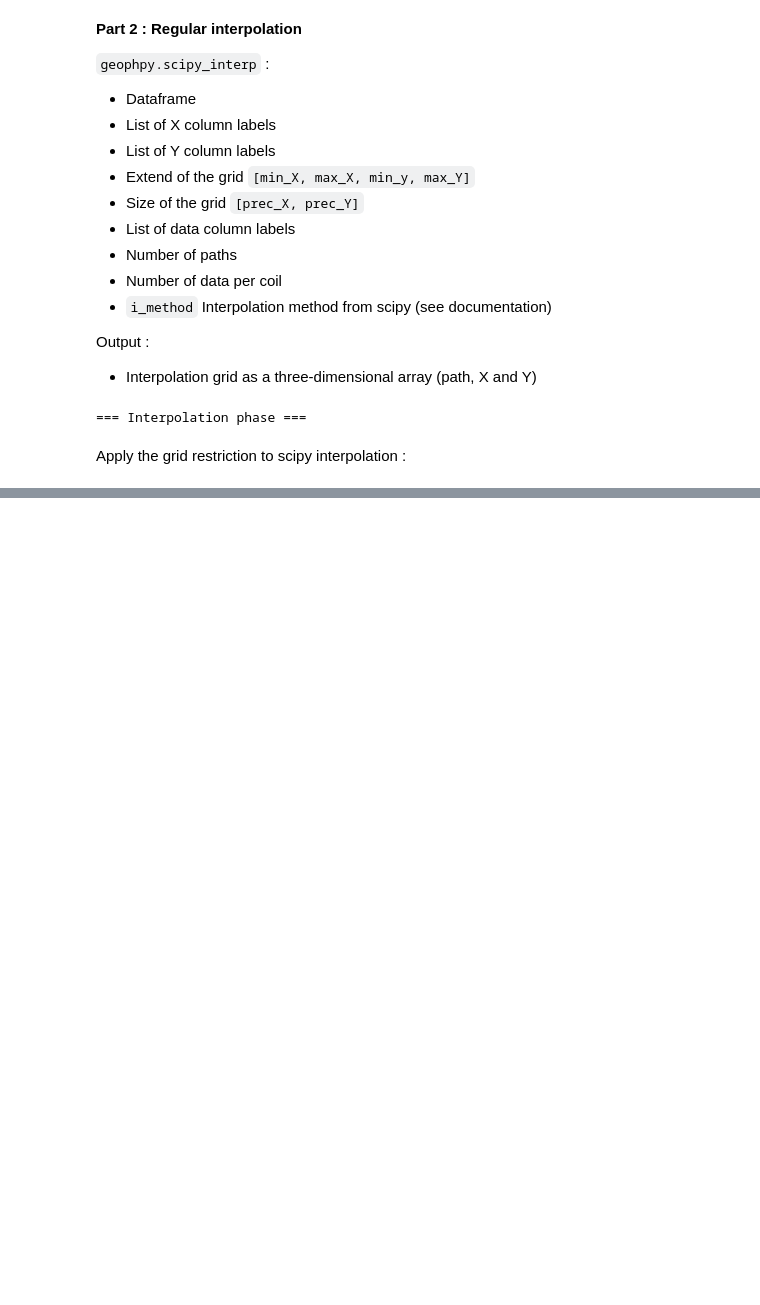
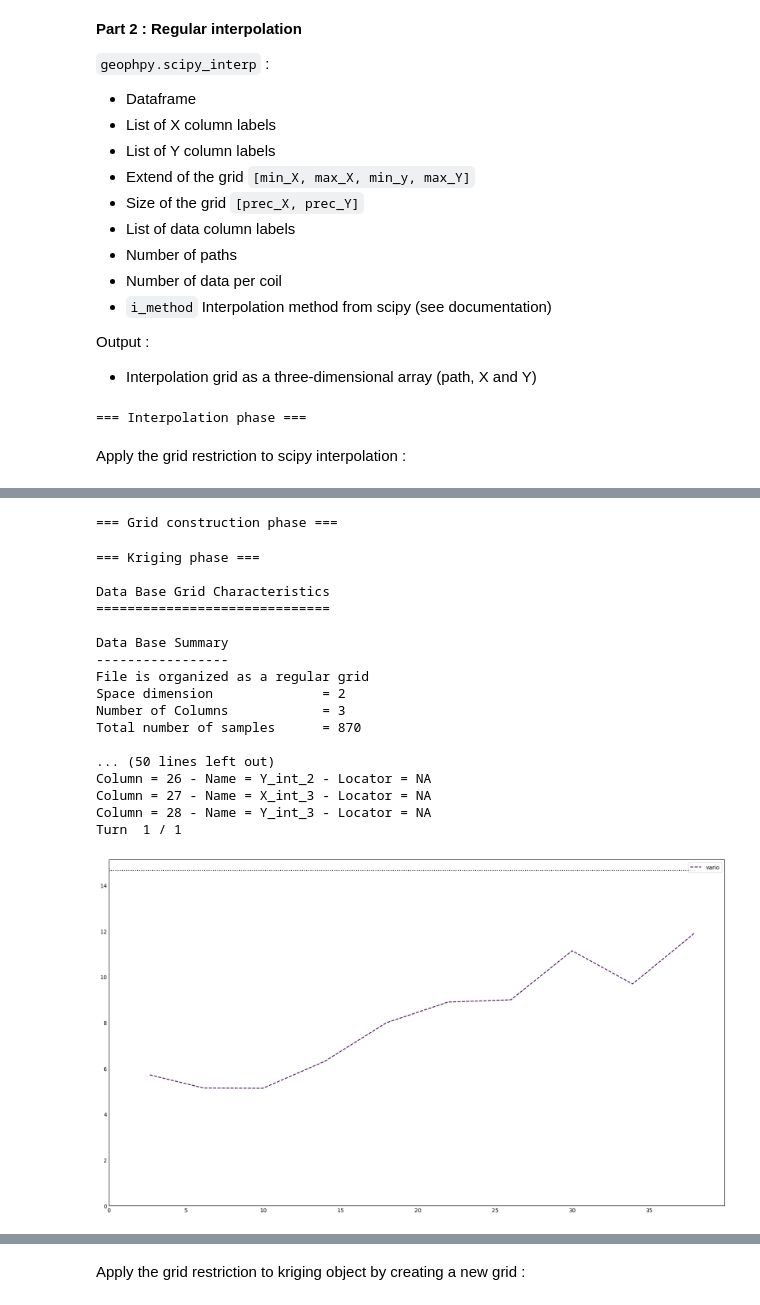
Before and after one commit to AUBERTIERThomas/METIS, a Jupyter notebook: ex_emi_sub.ipynb, the cells around one changed output, grey strips where cells are left out. Saved outputs shown, nothing was run; the diff lists cells and outputs as text; code cells hidden in the pictures; blank space fills up the shorter version.

```diff
--- a/ex_emi_sub.ipynb
+++ b/ex_emi_sub.ipynb
@@ -706,0 +720,27 @@ for e in range(nb_paths):
+# %%
+grid_r2, ext2, pxy2 = geo.dat_to_grid(hcp_p[::60],[ncx[0]],[ncy[0]],1,1,radius=5,prec=30,w_exp=-0.25,
+                                   only_nan=True,heatmap=False)
+# %% [output]
+=== Grid construction phase ===
+# %%
+grid_k = geo.kriging(hcp_p[::60],[ncx[0]],[ncy[0]],ext2,pxy2,[hcp_p.columns[7]],1,1,all_models=False,
+                     l_d=False,l_e=[[-1,2],45,40,10],l_t=[0,1],l_c=[[[4,3,5]],[[1,3,60],[4,3,7]]],verif=True)
+# %% [output]
+=== Kriging phase ===
+
+Data Base Grid Characteristics
+==============================
+
+Data Base Summary
+-----------------
+File is organized as a regular grid
+Space dimension              = 2
+Number of Columns            = 3
+Total number of samples      = 870
+
+... (50 lines left out)
+Column = 26 - Name = Y_int_2 - Locator = NA
+Column = 27 - Name = X_int_3 - Locator = NA
+Column = 28 - Name = Y_int_3 - Locator = NA
+Turn  1 / 1
+[figure, added]
@@ -706,0 +748,2 @@ for e in range(nb_paths):
+# %% [markdown]
+Apply the grid restriction to kriging object by creating a new grid :
```
Also changed, not shown: parts of 21 cells of this notebook, 10 other files.
